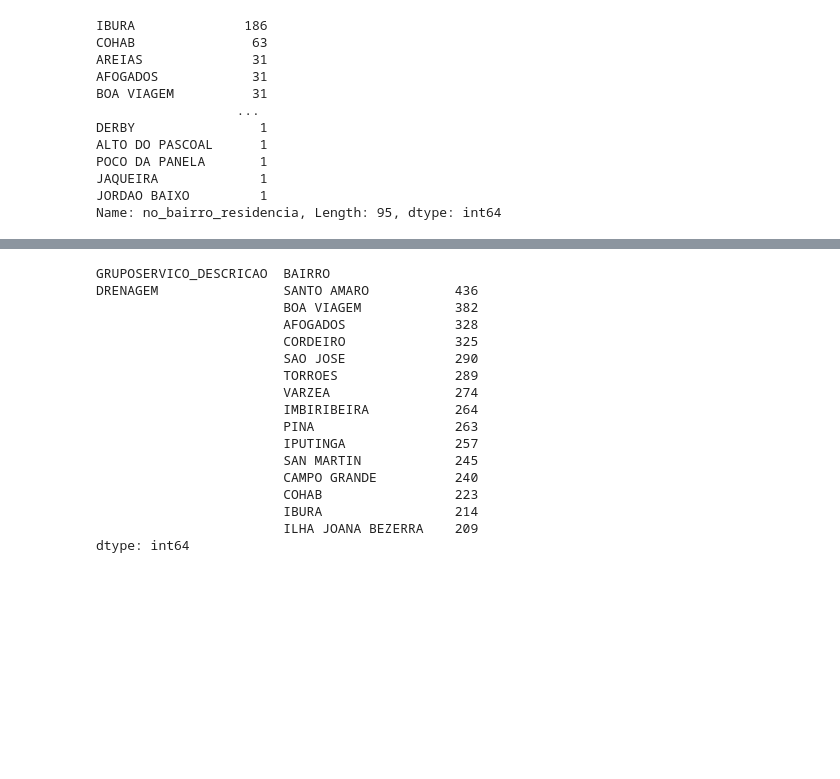
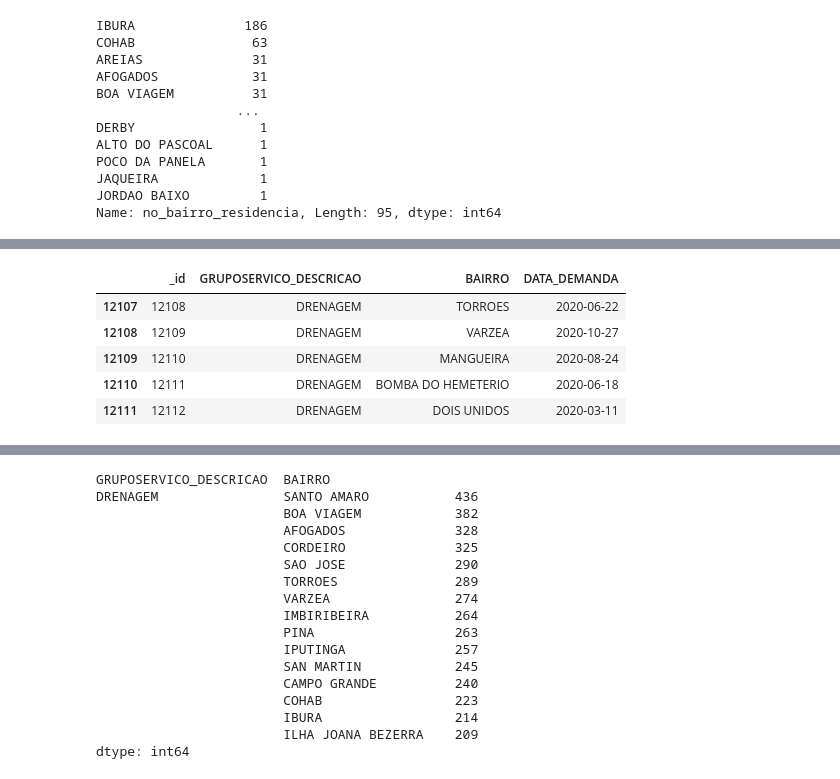
Before and after one commit to HiagoAD/GDI2, a Jupyter notebook: Project_1.ipynb, the cells around one changed output, grey strips where cells are left out. Drawn from its saved outputs; the diff is of its cells as text; code cells hidden in the pictures; blank space fills up the shorter version.

```diff
--- a/Project_1.ipynb
+++ b/Project_1.ipynb
@@ -78,0 +76,12 @@ emlurb_data = emlurb_data[(emlurb.GRUPOSERVICO_DESCRICAO == "DRENAGEM")]
+# %%
+emlurb_data = emlurb[["_id", "GRUPOSERVICO_DESCRICAO", "BAIRRO", "DATA_DEMANDA"]]
+emlurb_data = emlurb_data[(emlurb_data.GRUPOSERVICO_DESCRICAO == "DRENAGEM")]
+
+emlurb_data.head()
+# %% [output]
+|  | _id | GRUPOSERVICO_DESCRICAO | BAIRRO | DATA_DEMANDA |
+| 12107 | 12108 | DRENAGEM | TORROES | 2020-06-22 |
+| 12108 | 12109 | DRENAGEM | VARZEA | 2020-10-27 |
+| 12109 | 12110 | DRENAGEM | MANGUEIRA | 2020-08-24 |
+| 12110 | 12111 | DRENAGEM | BOMBA DO HEMETERIO | 2020-06-18 |
+| 12111 | 12112 | DRENAGEM | DOIS UNIDOS | 2020-03-11 |
```
Also changed, not shown: parts of 6 cells of this notebook.
